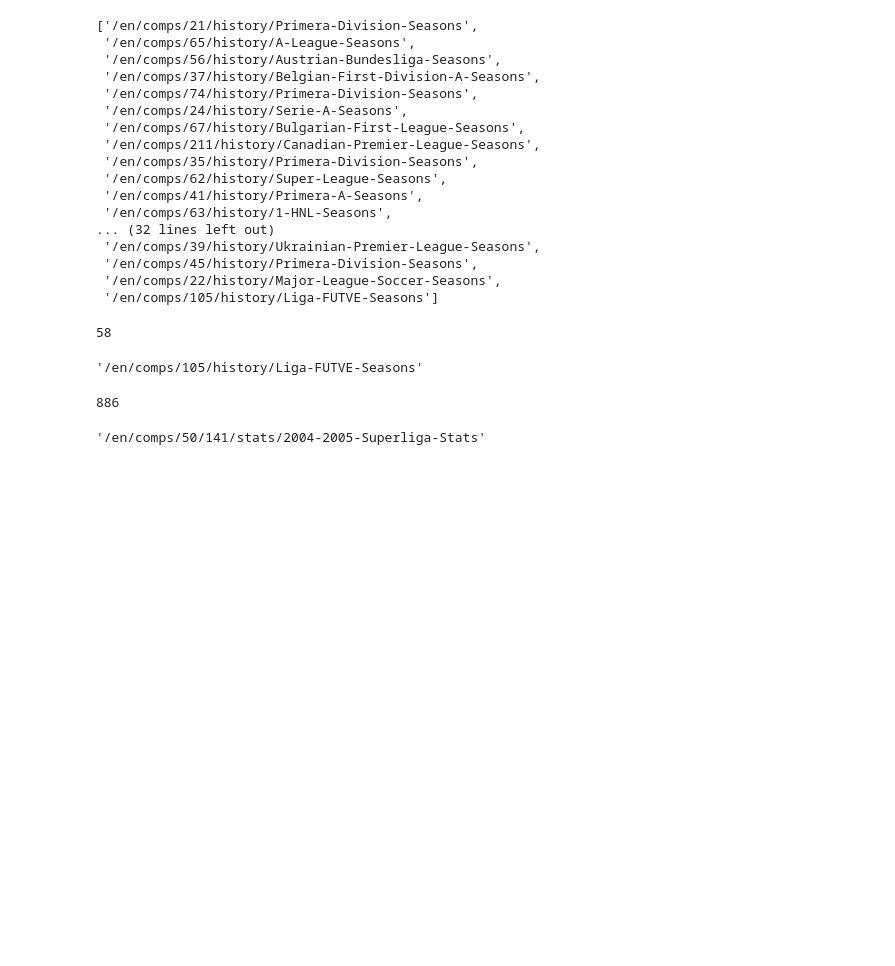
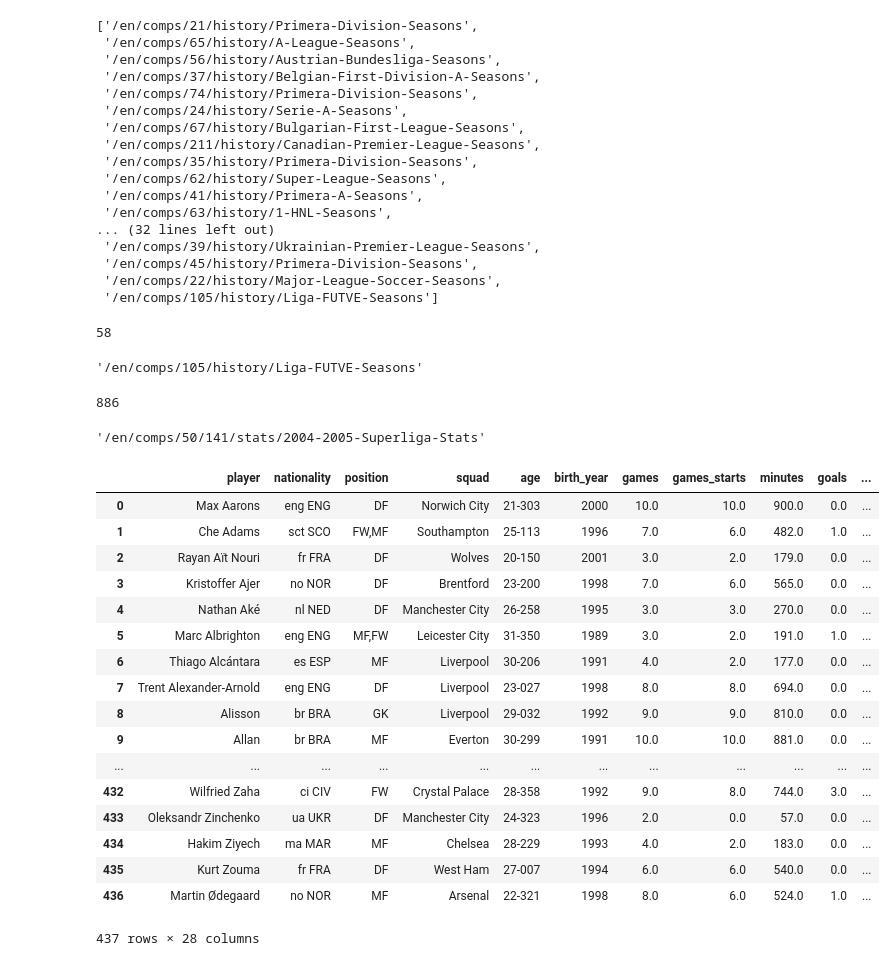
Before and after one commit to SravanRajupalem/FootballPredictions, a Jupyter notebook: FBREF Extract.ipynb, the cells around one changed output. Cells and saved outputs as stored; diff of their text form; code cells hidden in the pictures; blank space fills up the shorter version.

```diff
--- a/FBREF Extract.ipynb
+++ b/FBREF Extract.ipynb
@@ -182,4 +182,23 @@ def get_frame(features, player_table):
 
     return df_player
 # %%
-# get_frame(stats, testing)
+get_frame(stats, testing)
+# %% [output]
+|  | player | nationality | position | squad | age | birth_year | games | games_starts | minutes | goals | ... |
+| 0 | Max Aarons | eng ENG | DF | Norwich City | 21-303 | 2000 | 10.0 | 10.0 | 900.0 | 0.0 | ... |
+| 1 | Che Adams | sct SCO | FW,MF | Southampton | 25-113 | 1996 | 7.0 | 6.0 | 482.0 | 1.0 | ... |
+| 2 | Rayan Aït Nouri | fr FRA | DF | Wolves | 20-150 | 2001 | 3.0 | 2.0 | 179.0 | 0.0 | ... |
+| 3 | Kristoffer Ajer | no NOR | DF | Brentford | 23-200 | 1998 | 7.0 | 6.0 | 565.0 | 0.0 | ... |
+| 4 | Nathan Aké | nl NED | DF | Manchester City | 26-258 | 1995 | 3.0 | 3.0 | 270.0 | 0.0 | ... |
+| 5 | Marc Albrighton | eng ENG | MF,FW | Leicester City | 31-350 | 1989 | 3.0 | 2.0 | 191.0 | 1.0 | ... |
+| 6 | Thiago Alcántara | es ESP | MF | Liverpool | 30-206 | 1991 | 4.0 | 2.0 | 177.0 | 0.0 | ... |
+| 7 | Trent Alexander-Arnold | eng ENG | DF | Liverpool | 23-027 | 1998 | 8.0 | 8.0 | 694.0 | 0.0 | ... |
+| 8 | Alisson | br BRA | GK | Liverpool | 29-032 | 1992 | 9.0 | 9.0 | 810.0 | 0.0 | ... |
+| 9 | Allan | br BRA | MF | Everton | 30-299 | 1991 | 10.0 | 10.0 | 881.0 | 0.0 | ... |
+| ... | ... | ... | ... | ... | ... | ... | ... | ... | ... | ... | ... |
+| 432 | Wilfried Zaha | ci CIV | FW | Crystal Palace | 28-358 | 1992 | 9.0 | 8.0 | 744.0 | 3.0 | ... |
+| 433 | Oleksandr Zinchenko | ua UKR | DF | Manchester City | 24-323 | 1996 | 2.0 | 0.0 | 57.0 | 0.0 | ... |
+| 434 | Hakim Ziyech | ma MAR | MF | Chelsea | 28-229 | 1993 | 4.0 | 2.0 | 183.0 | 0.0 | ... |
+| 435 | Kurt Zouma | fr FRA | DF | West Ham | 27-007 | 1994 | 6.0 | 6.0 | 540.0 | 0.0 | ... |
+| 436 | Martin Ødegaard | no NOR | MF | Arsenal | 22-321 | 1998 | 8.0 | 6.0 | 524.0 | 1.0 | ... |
+437 rows × 28 columns
```
